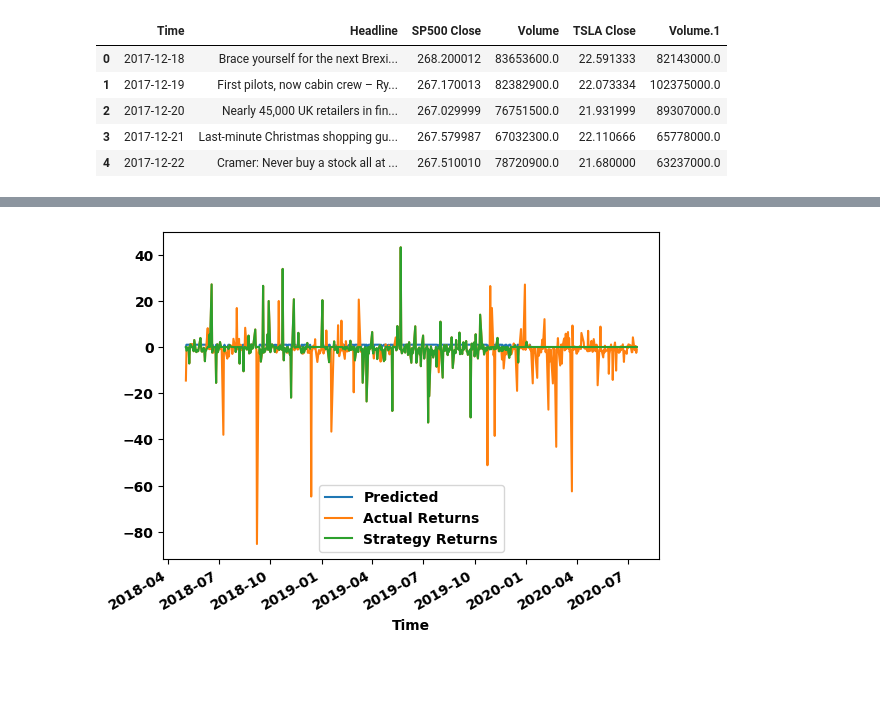
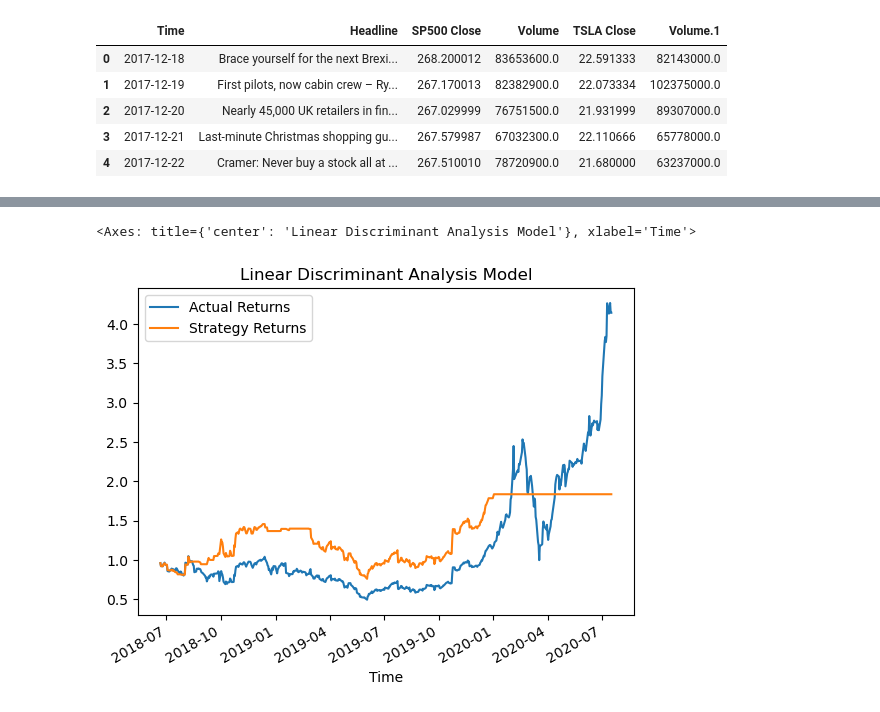
Before and after one commit to bittraidr/Sentiment_Analysis_Study_Multiple_Models, a Jupyter notebook: Branches/Alejandra.ipynb, the cells around one changed output, grey strips where cells are left out. Cells and saved outputs as stored; diff of their text form; code cells hidden in the pictures; blank space fills up the shorter version.

```diff
--- a/Branches/Alejandra.ipynb
+++ b/Branches/Alejandra.ipynb
@@ -111,8 +108,8 @@ sentiment_df.index= pd.to_datetime(sentiment_df.index)
 # sentiment_df.index= pd.to_datetime(sentiment_df.index)
 # %%
 # create label column add 1 when daily returns is positive and 0 when it is negative
-sentiment_df["label"]= 0
-sentiment_df.loc[(sentiment_df["daily returns"]> 0), 'label'] = 1
+# sentiment_df["label"]= 0
+# sentiment_df.loc[(sentiment_df["daily returns"]> 0), 'label'] = 1
 
-# verify that label is int
-sentiment_df["label"].dtype
+# # verify that label is int
+# sentiment_df["label"].dtype
@@ -121,7 +116,7 @@ dtype('int64')
 # %%
 # # calculate SMA short and SMA slow
 sentiment_df["sma_short"]= sentiment_df.rolling(7)["TSLA Close"].mean()
-sentiment_df["sma_long"]= sentiment_df.rolling(30)["TSLA Close"].mean()
+sentiment_df["sma_long"]= sentiment_df.rolling(60)["TSLA Close"].mean()
 sentiment_df.dropna(inplace=True)
 # %%
 # calculate SMA short and SMA slow
@@ -346,15 +336,14 @@ predictions_sentiment_df_2 = pd.DataFrame(index=X_test.index)
 predictions_sentiment_df_2['Predicted'] = linear_disc_model
 
 # Add the actual returns to the DataFrame
-predictions_sentiment_df_2['Actual Returns'] = sentiment_df['daily returns'].pct_change()
+predictions_sentiment_df_2['Actual Returns'] = sentiment_df['daily returns']
 
 # Add the strategy returns to the DataFrame
 predictions_sentiment_df_2['Strategy Returns'] = predictions_sentiment_df_2['Actual Returns'] * predictions_sentiment_df_2['Predicted']
 
 # Review the DataFrame
-# display(predictions_sentiment_df.head())
-# display(predictions_sentiment_df.tail())
-predictions_sentiment_df_2
+display(predictions_sentiment_df_2.head())
+display(predictions_sentiment_df_2.tail())
 # %% [output]
 |  | Predicted | Actual Returns | Strategy Returns |
 | Time |  |  |  |
@@ -373,13 +377,14 @@ predictions_sentiment_df_2
 # %%
-## Plot cummulative returns for the baseline model
+# plot cumulative returns
+plot_cum_returns= (1 + predictions_sentiment_df_2[["Actual Returns", "Strategy Returns"]]).cumprod()
+plot_cum_returns.plot(title='Linear Discriminant Analysis Model')
 
-# Plot the actual returns versus the strategy returns
-# linear_disc_plot = (1 + predictions_sentiment_df_2[["Actual Returns", "Strategy Returns"]]).cumprod().plot()
-# # Set the limits for the y-axis to zoom in
-# linear_disc_plot.set_ylim(-50000, 50000)
+# Save the plot as a png file
+# plt.savefig('../Resources/SVC.png', format='png')
 
-predictions_sentiment_df_2.plot()
-# plt.savefig('SP500 LinearDiscriminantAnalysis.jpg', format='jpg')
-plt.savefig('TSLA LinearDiscriminantAnalysis.jpg', format='jpg')
+# predictions_sentiment_df_2[["Actual Returns","Strategy Returns"]].plot()
+# # plt.savefig('SP500 LinearDiscriminantAnalysis.jpg', format='jpg')
+# plt.savefig('TSLA LinearDiscriminantAnalysis.jpg', format='jpg')
 # %% [output]
+<Axes: title={'center': 'Linear Discriminant Analysis Model'}, xlabel='Time'>
-[figure, old version]
+[figure, new version]
```
Also changed, not shown: parts of 20 cells of this notebook, 5 other files.
